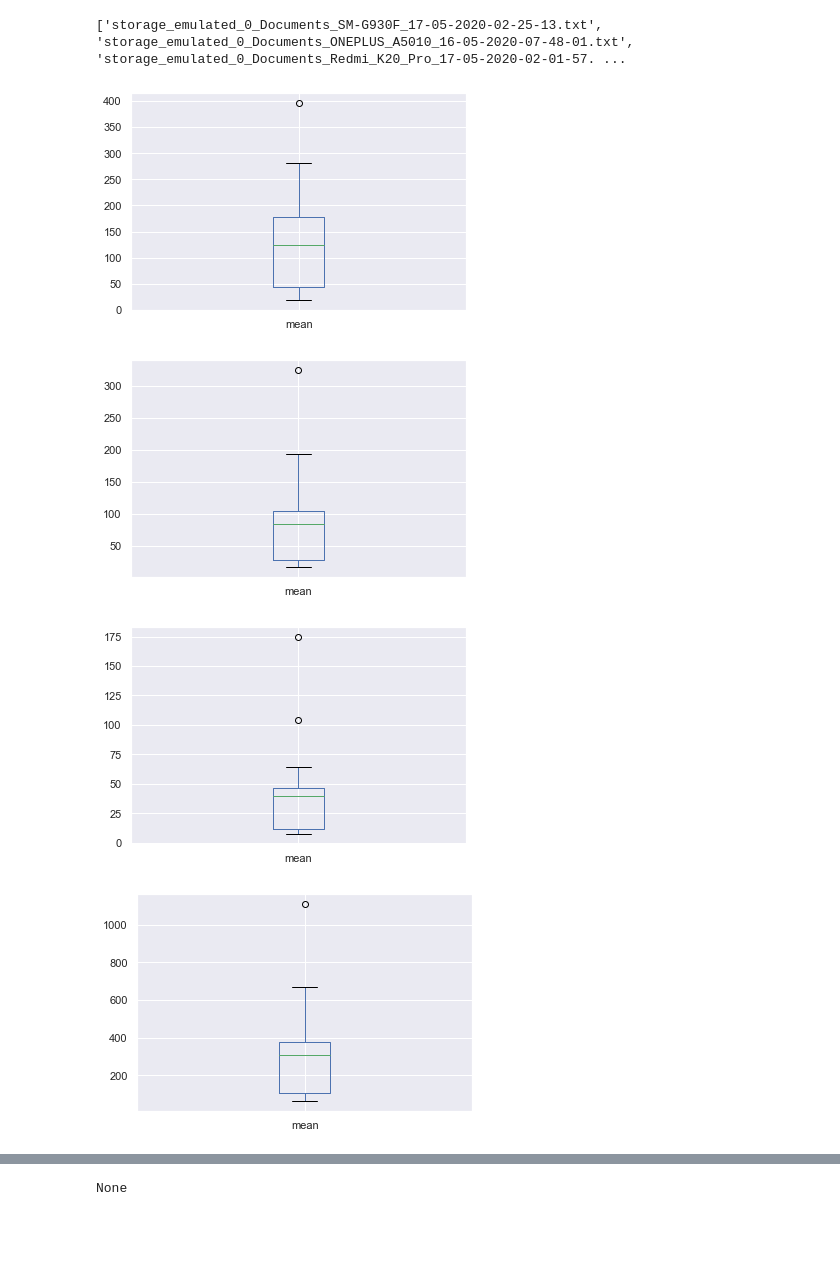
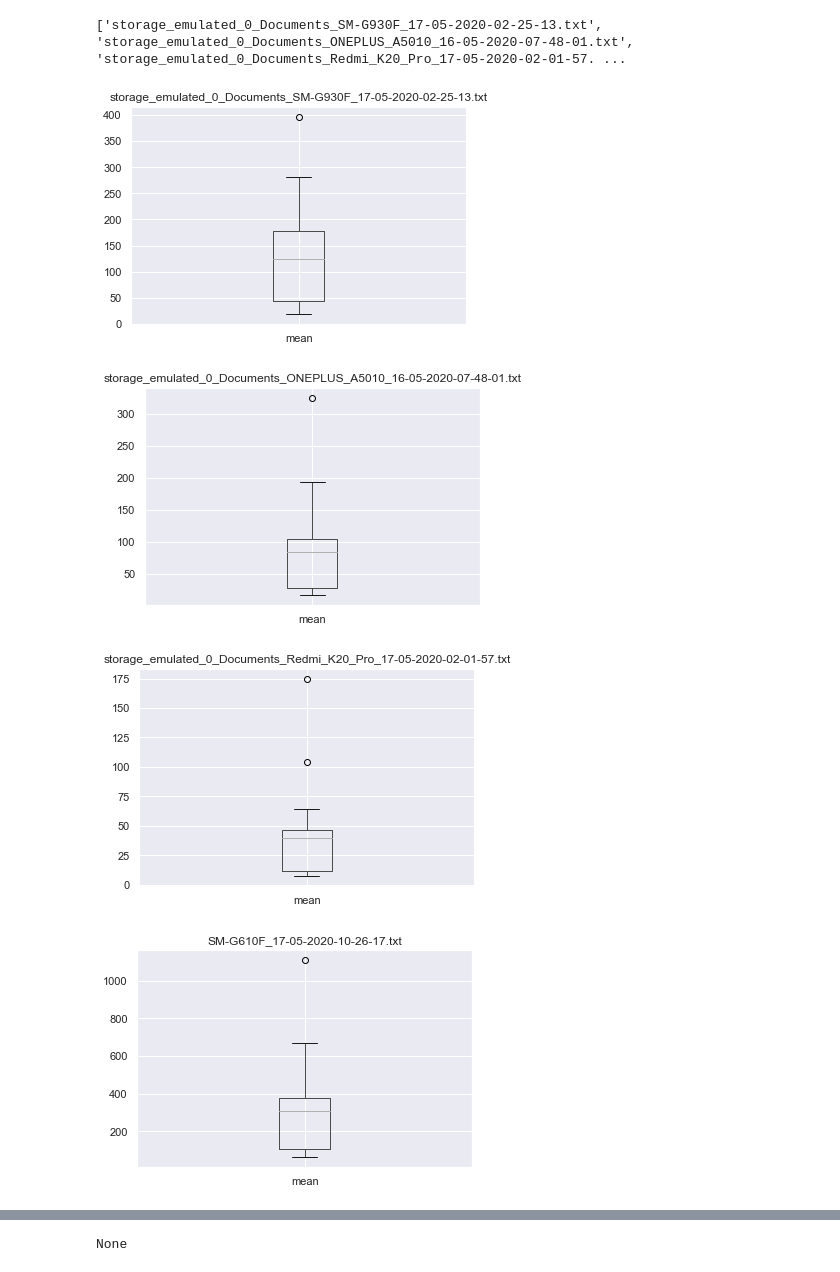
Before and after one commit to iitm-sysdl/Generalizable-DNN-cost-models, a Jupyter notebook: LSTMModels/mobile_data/dataanalysis.ipynb, the cells around one changed output, grey strips where cells are left out. Saved outputs shown, nothing was run; the diff lists cells and outputs as text; code cells hidden in the pictures; blank space fills up the shorter version.

```diff
--- a/LSTMModels/mobile_data/dataanalysis.ipynb
+++ b/LSTMModels/mobile_data/dataanalysis.ipynb
@@ -9,16 +9,17 @@ import glob
 # %%
 files = glob.glob('*.txt')
 print(files)
 # files = ['Pixel_4_XL_17-05-2020-06-31-47.txt', 'storage_emulated_10_Documents_Pixel_C_17-05-2020-08-14-19.txt']
 for file in files:
     data = pd.read_csv(file, sep=",", header=None)
     data['mean'] = data.mean(axis=1)
     data = data[data.index < 120]
     data.boxplot(column=['mean'], return_type='axes')
+    plt.title(file)
     plt.show()
 # %% [output]
 ['storage_emulated_0_Documents_SM-G930F_17-05-2020-02-25-13.txt', 'storage_emulated_0_Documents_ONEPLUS_A5010_16-05-2020-07-48-01.txt', 'storage_emulated_0_Documents_Redmi_K20_Pro_17-05-2020-02-01-57. ...
-[figure, old version]
+[figure, new version]
-[figure, old version]
+[figure, new version]
-[figure, old version]
+[figure, new version]
-[figure, old version]
+[figure, new version]
```
Also changed, not shown: parts of 2 cells of this notebook.
